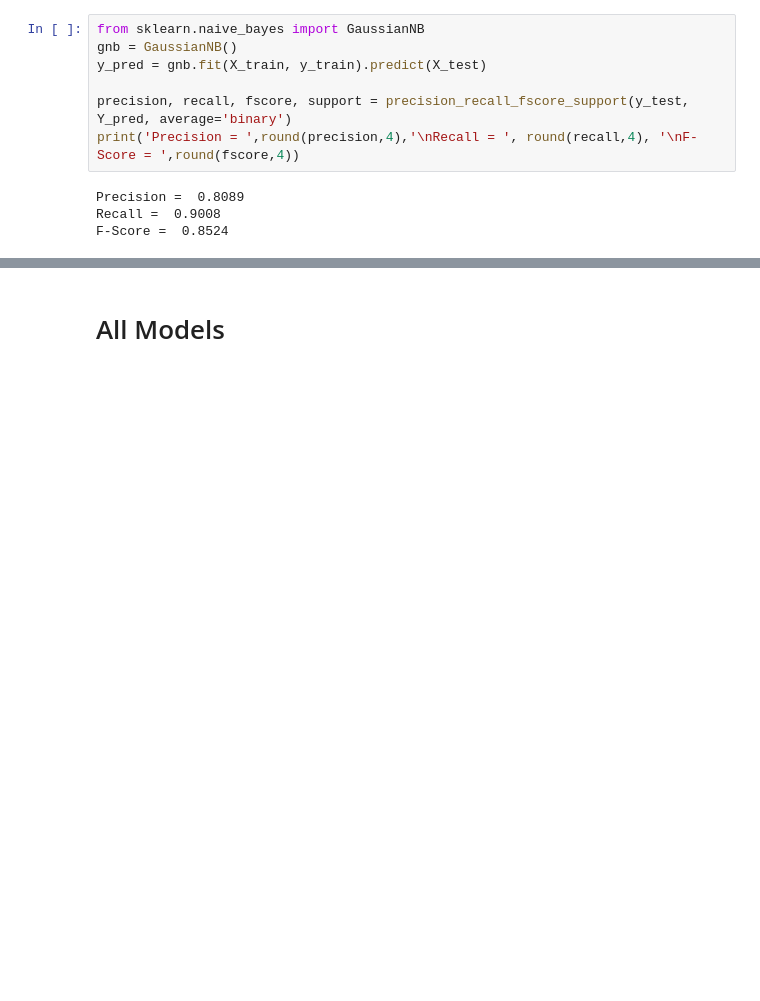
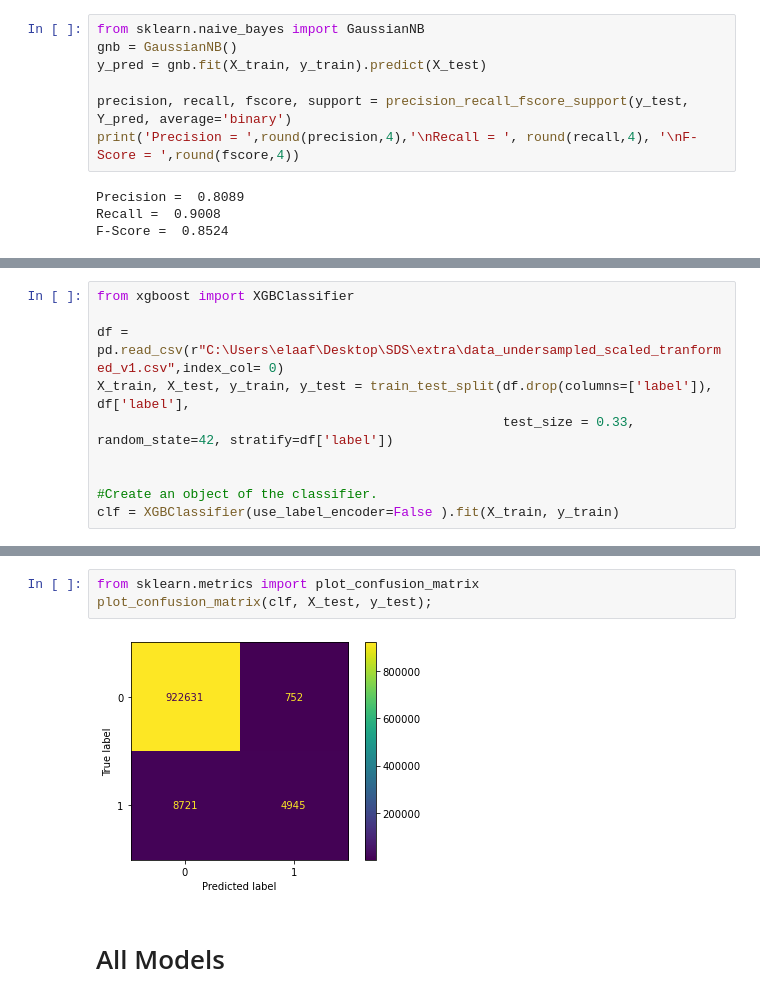
Before and after one commit to SDAIA-T5-Projects/-Ransomware-Transactions-Detection, a Jupyter notebook: Code/Model_experiments.ipynb, the cells around one changed output, grey strips where cells are left out. Saved outputs shown, nothing was run; the diff lists cells and outputs as text; blank space fills up the shorter version.

```diff
--- a/Code/Model_experiments.ipynb
+++ b/Code/Model_experiments.ipynb
@@ -250,0 +254,10 @@ F-Score =  0.8524
+# %%
+from xgboost import XGBClassifier
+
+df = pd.read_csv(r"C:\Users\elaaf\Desktop\SDS\extra\data_undersampled_scaled_tranformed_v1.csv",index_col= 0)
+X_train, X_test, y_train, y_test = train_test_split(df.drop(columns=['label']), df['label'],
+                                                    test_size = 0.33, random_state=42, stratify=df['label'])
+
+
+#Create an object of the classifier.
+clf = XGBClassifier(use_label_encoder=False ).fit(X_train, y_train)
@@ -251,3 +279,8 @@ F-Score =  0.8524
+# %%
+from sklearn.metrics import plot_confusion_matrix
+plot_confusion_matrix(clf, X_test, y_test);
+# %% [output]
+[figure, added]
 # %% [markdown]
 # All Models
 # %%
```
Also changed, not shown: parts of 5 cells of this notebook.
